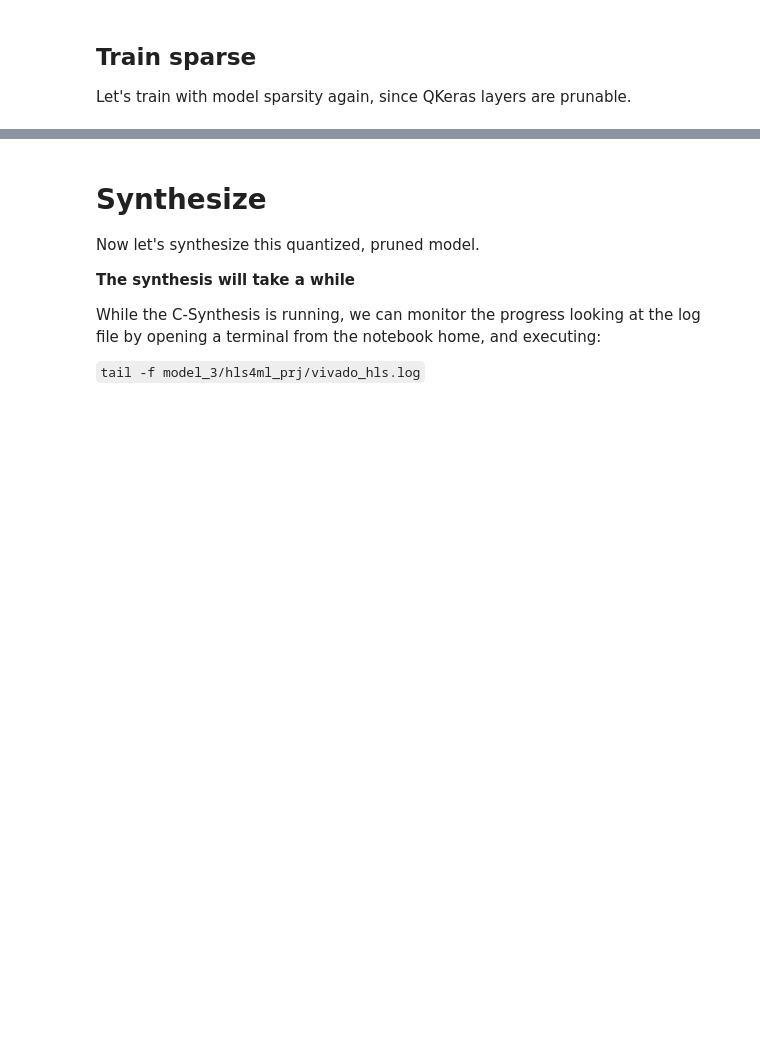
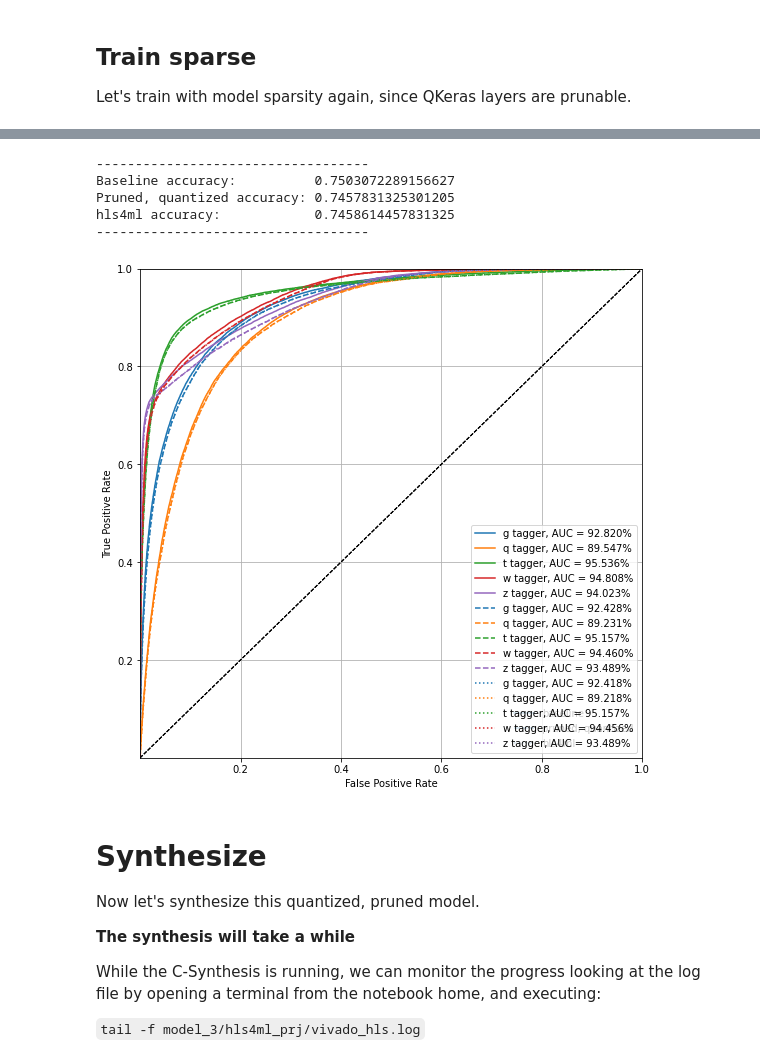
Before and after one commit to fastmachinelearning/hls4ml-tutorial, a Jupyter notebook: part4_quantization.ipynb, the cells around one changed output, grey strips where cells are left out. Cells and saved outputs as stored; diff of their text form; code cells hidden in the pictures; blank space fills up the shorter version.

Commit message:
Add part 3 and part 4

```diff
--- a/part4_quantization.ipynb
+++ b/part4_quantization.ipynb
@@ -185,8 +256,11 @@ print("-----------------------------------")
 hls_model = hls4ml.converters.convert_from_keras_model(model,
                                                        hls_config=config,
                                                        output_dir='model_3/hls4ml_prj',
-                                                       fpga_part='xcu250-figd2104-2L-e')
+                                                       #fpga_part='xczu7ev-ffvc1156-2-e') # ZCU106
+                                                       fpga_part='xczu3eg-sbva484-1-e') # Ultra96
+                                                       #fpga_part='xc7z020clg400-1') # Pynq-Z1
+                                                       #fpga_part='xc7z007sclg225-1') # MiniZed
 hls_model.compile()
 
-y_qkeras = model.predict(X_test)
-y_hls = hls_model.predict(X_test)
+y_qkeras = model.predict(np.ascontiguousarray(X_test))
+y_hls = hls_model.predict(np.ascontiguousarray(X_test))
@@ -193,30 +285,44 @@ y_hls = hls_model.predict(X_test)
 # %%
 %matplotlib inline
 from sklearn.metrics import accuracy_score
 from tensorflow.keras.models import load_model
 
 model_ref = load_model('model_1/KERAS_check_best_model.h5')
 y_ref = model_ref.predict(X_test)
 
-print("Accuracy baseline:  {}".format(accuracy_score(np.argmax(y_test, axis=1), np.argmax(y_ref, axis=1))))
-print("Accuracy pruned, quantized: {}".format(accuracy_score(np.argmax(y_test, axis=1), np.argmax(y_qkeras, axis=1))))
-print("Accuracy hls4ml: {}".format(accuracy_score(np.argmax(y_test, axis=1), np.argmax(y_hls, axis=1))))
+print('-----------------------------------')
+print("Baseline accuracy:          {}".format(accuracy_score(np.argmax(y_test, axis=1), np.argmax(y_ref, axis=1))))
+print("Pruned, quantized accuracy: {}".format(accuracy_score(np.argmax(y_test, axis=1), np.argmax(y_qkeras, axis=1))))
+print("hls4ml accuracy:            {}".format(accuracy_score(np.argmax(y_test, axis=1), np.argmax(y_hls, axis=1))))
+print('-----------------------------------')
 
+
+# Enable logarithmic scale on TPR and FPR axes
+logscale_tpr = False # Y axis
+logscale_fpr = False # X axis
 fig, ax = plt.subplots(figsize=(9, 9))
-_ = plotting.makeRoc(y_test, y_ref, classes)
+_ = plotting.plotMultiClassRoc(y_test, y_ref, classes, logscale_tpr=logscale_tpr, logscale_fpr=logscale_fpr, linestyle='-')
 plt.gca().set_prop_cycle(None) # reset the colors
-_ = plotting.makeRoc(y_test, y_qkeras, classes, linestyle='--')
+_ = plotting.plotMultiClassRoc(y_test, y_qkeras, classes, logscale_tpr=logscale_tpr, logscale_fpr=logscale_fpr, linestyle='--')
 plt.gca().set_prop_cycle(None) # reset the colors
-_ = plotting.makeRoc(y_test, y_hls, classes, linestyle=':')
+_ = plotting.plotMultiClassRoc(y_test, y_hls, classes, logscale_tpr=logscale_tpr, logscale_fpr=logscale_fpr, linestyle=':')
+
 
 from matplotlib.lines import Line2D
 lines = [Line2D([0], [0], ls='-'),
          Line2D([0], [0], ls='--'),
          Line2D([0], [0], ls=':')]
 from matplotlib.legend import Legend
 leg = Legend(ax, lines, labels=['baseline', 'pruned, quantized', 'hls4ml'],
             loc='lower right', frameon=False)
-ax.add_artist(leg)
+_ = ax.add_artist(leg)
+# %% [output]
+-----------------------------------
+Baseline accuracy:          0.7503072289156627
+Pruned, quantized accuracy: 0.7457831325301205
+hls4ml accuracy:            0.7458614457831325
+-----------------------------------
+[figure, added]
 # %% [markdown]
 # Synthesize
 Now let's synthesize this quantized, pruned model.
```
Also changed, not shown: parts of 20 cells of this notebook, 3 other files.
